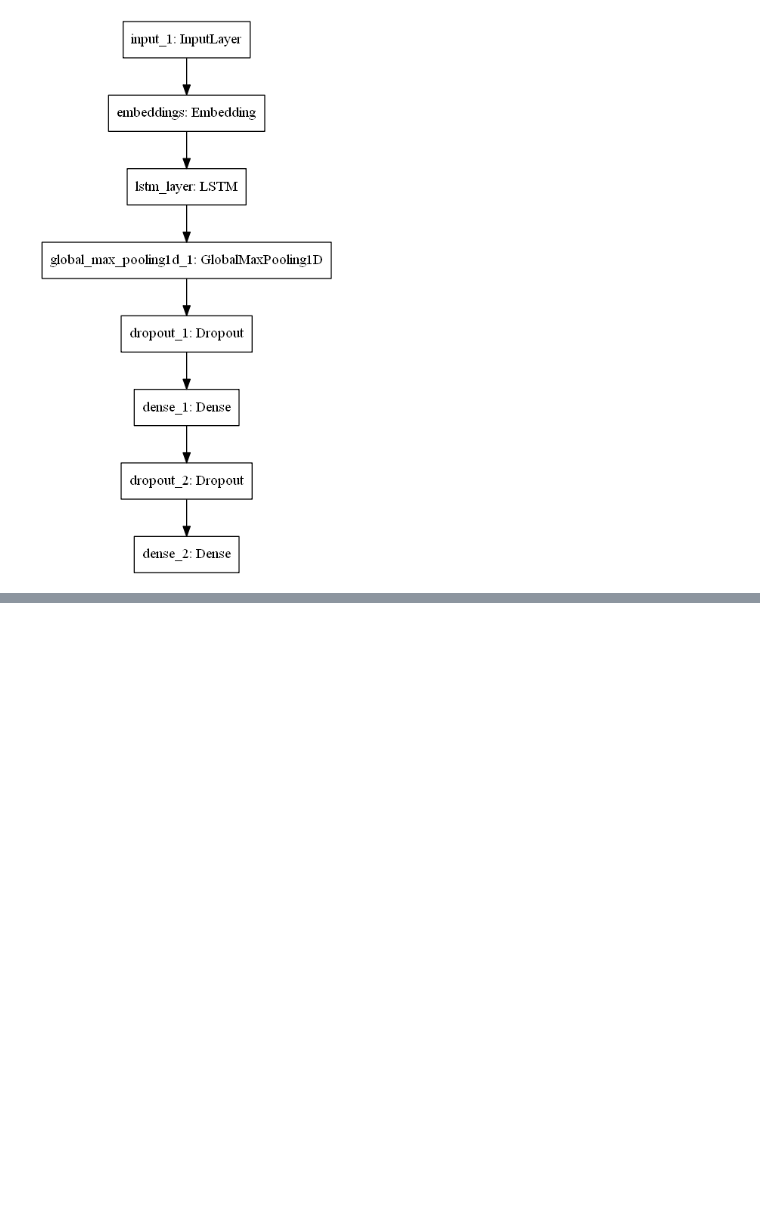
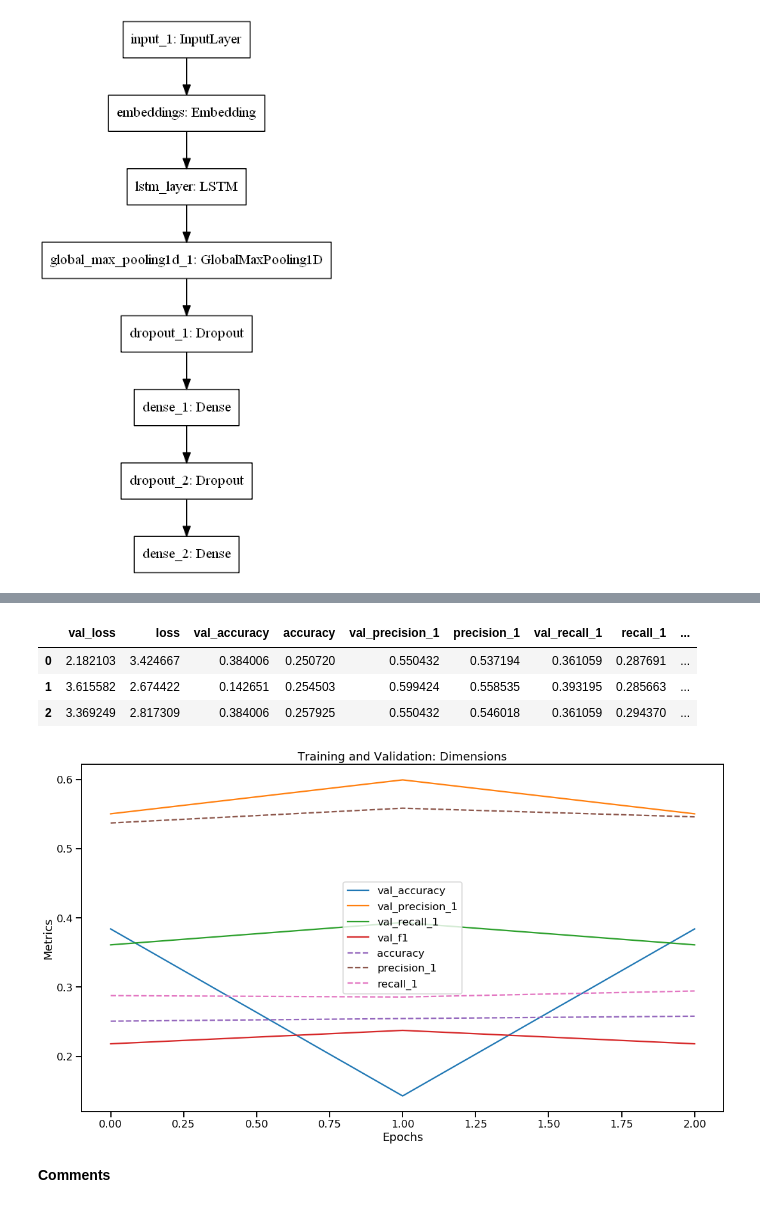
Before and after one commit to mikongame/project-final, a Jupyter notebook: your-project/4_MBTI Model building and evaluation (DL).ipynb, the cells around one changed output, grey strips where cells are left out. Saved outputs shown, nothing was run; the diff lists cells and outputs as text; code cells hidden in the pictures; blank space fills up the shorter version.

```diff
--- a/your-project/4_MBTI Model building and evaluation (DL).ipynb
+++ b/your-project/4_MBTI Model building and evaluation (DL).ipynb
@@ -282,0 +464,32 @@ TypeError: unsupported operand type(s) for *: 'Precision' and 'Recall'
+# %%
+dimensions_hist_df = pd.read_csv("data/output_csv/dimensions_hist_df.csv")
+dimensions_hist_df.drop(["Unnamed: 0"], axis=1, inplace=True)
+# %%
+dimensions_hist_df['val_f1'] = ((dimensions_hist_df["val_precision_1"]*dimensions_hist_df["val_recall_1"])/
+                                (dimensions_hist_df["val_precision_1"]+dimensions_hist_df["val_recall_1"]))
+# %%
+dimensions_hist_df = dimensions_hist_df[['val_loss', 'loss', 'val_accuracy', 'accuracy', 'val_precision_1', 'precision_1',
+                  'val_recall_1', 'recall_1', 'val_f1']]
+dimensions_hist_df
+# %% [output]
+|  | val_loss | loss | val_accuracy | accuracy | val_precision_1 | precision_1 | val_recall_1 | recall_1 | ... |
+| 0 | 2.182103 | 3.424667 | 0.384006 | 0.250720 | 0.550432 | 0.537194 | 0.361059 | 0.287691 | ... |
+| 1 | 3.615582 | 2.674422 | 0.142651 | 0.254503 | 0.599424 | 0.558535 | 0.393195 | 0.285663 | ... |
+| 2 | 3.369249 | 2.817309 | 0.384006 | 0.257925 | 0.550432 | 0.546018 | 0.361059 | 0.294370 | ... |
+# %%
+plt.figure(figsize=(18,10))
+plt.plot(dimensions_hist_df[['val_accuracy', 'val_precision_1', 'val_recall_1', 'val_f1']])
+plt.plot ( dimensions_hist_df[['accuracy', 'precision_1', 'recall_1']], '--' )
+
+plt.title('Training and Validation: Dimensions')
+plt.xlabel('Epochs')
+plt.ylabel('Metrics')
+plt.legend(['val_accuracy', 'val_precision_1', 'val_recall_1', 'val_f1', 'accuracy', 'precision_1', 'recall_1'])
+plt.savefig("images/output_images/dimensions_history.png")
+
+sns.set_context("talk")
+plt.show()
+# %% [output]
+[figure, added]
+# %% [markdown]
+**Comments**
```
Also changed, not shown: parts of 50 cells of this notebook, 7 other files.
